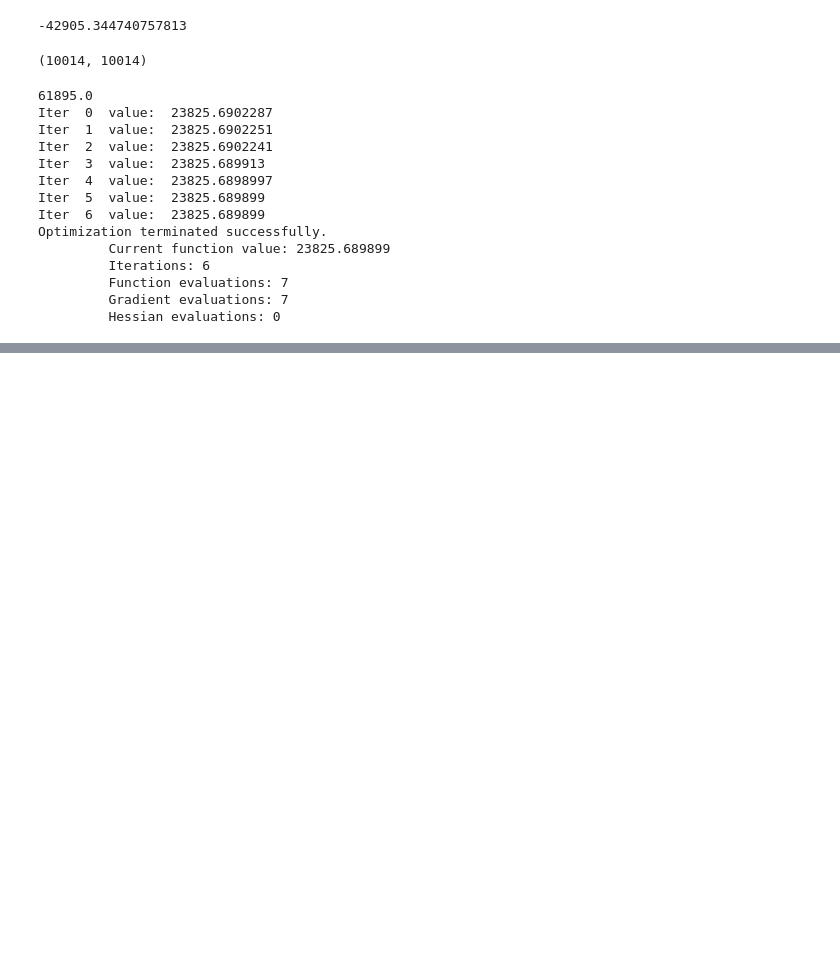
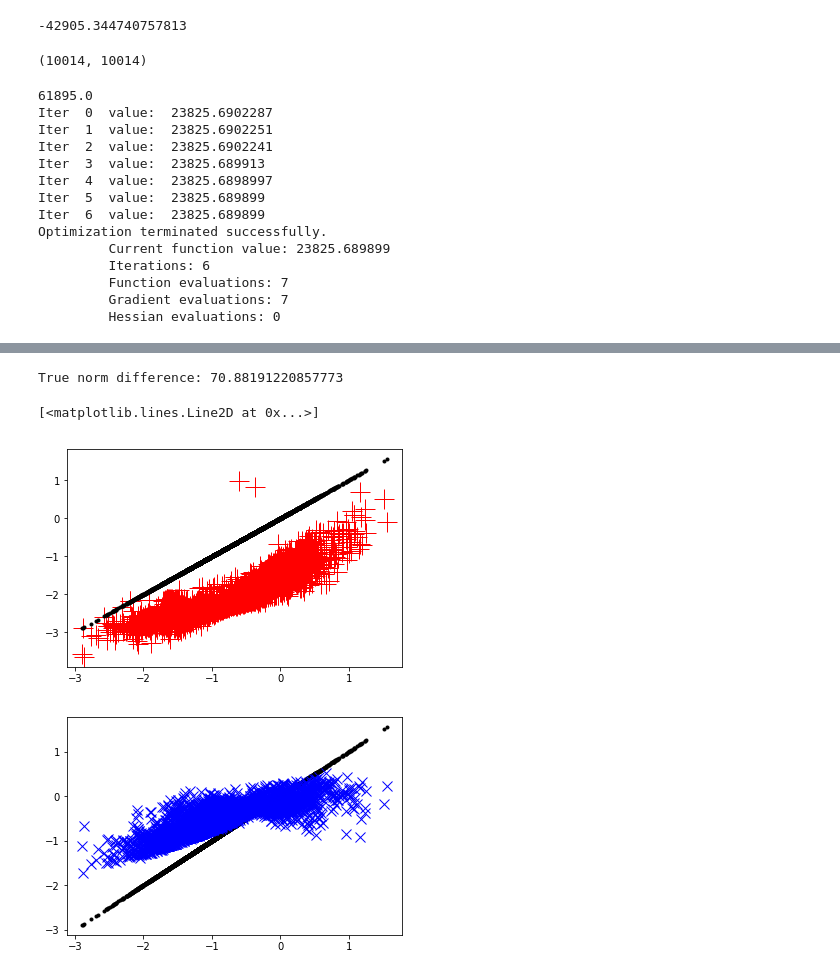
Before and after one commit to rgiordan/LinearResponseVariationalBayes.py, a Jupyter notebook: Models/LogisticGLMM/BootstrapLogisticGLMM.ipynb, the cells around one changed output, grey strips where cells are left out. Saved outputs shown, nothing was run; the diff lists cells and outputs as text; code cells hidden in the pictures; blank space fills up the shorter version.

Commit message:
Sparse Jacobians that are scalable

```diff
--- a/Models/LogisticGLMM/BootstrapLogisticGLMM.ipynb
+++ b/Models/LogisticGLMM/BootstrapLogisticGLMM.ipynb
@@ -188,6 +188,7 @@ glmm_bootstrap_object = LogisticGLMMBootstrap(model)
 
 glmm_par_free = vb_data['glmm_par_free']
 elbo_hess = vb_sparse.unpack_csr_matrix(vb_data['elbo_hess_packed'])
+moment_jac = vb_data['moment_jac']
 print(elbo_hess.shape)
 
 moment_wrapper = logit_glmm.MomentWrapper(glmm_par)
@@ -220,5 +221,15 @@ Optimization terminated successfully.
 
 #kl_hess = model.objective.fun_free_hessian(base_free_par)
 #moment_jac = get_moment_jacobian(base_free_par)
-weight_jacobian_list = glmm_bootstrap_object.get_weight_jacobian_list(base_free_par)
+#weight_jacobian_list = glmm_bootstrap_object.get_weight_jacobian_list(base_free_par)
+sparse_model = logit_glmm.SparseModelObjective(
+    model.glmm_par, model.prior_par, model.x_mat, model.y_vec, model.y_g_vec,
+    num_gh_points=model.num_gh_points, num_groups=1)
+
+sparse_model.glmm_par.set_free(model.glmm_par.get_free())
+jac_time = time.time()
+weight_jacobian = sparse_model.get_sparse_weight_free_jacobian(print_every_n=100)
+jac_time = time.time() - jac_time
+
+print('Jacobian time: ', jac_time)
 # %% [output]
@@ -254,0 +253,16 @@ print(moment_boot_mat.shape)
+# %%
+# Too bad you can't pickle sparse cholesky decomposition.
+
+from scikits.sparse.cholmod import cholesky
+
+inverse_time = time.time()
+
+print('Cholesky:')
+elbo_hess_chol = cholesky(elbo_hess)
+
+print('Solve:')
+param_boot_mat = -1 * elbo_hess_chol.solve_A(weight_jacobian.T)
+
+print('Done.')
+
+inverse_time = time.time() - inverse_time
@@ -266,8 +300,12 @@ else:
 
 print('Total weight (there are {} observations): {}'.format(NObs, np.sum(boot_draw)))
 
-lr_param_diff = np.matmul(param_boot_mat, np.squeeze(boot_draw) - 1.0)
+lr_param_diff = param_boot_mat * (np.squeeze(boot_draw) - 1.0)
+
+# Optionally, try taking a Newton step using the Hessian.
 model_weight_grad = glmm_bootstrap_object.get_model_weight_grad(
     base_free_par + lr_param_diff, boot_draw)
-boot_newton_step = -1 * np.linalg.solve(elbo_hess.todense(), model_weight_grad)
+model_weight_grad_sp = sp.sparse.csc_matrix(np.expand_dims(model_weight_grad, axis=1))
+boot_newton_step_sp = -1 * elbo_hess_chol.solve_A(model_weight_grad_sp)
+boot_newton_step = np.asarray(boot_newton_step_sp)
 print(np.max(np.abs(boot_newton_step)))
@@ -278,26 +337,32 @@ boot_free_par = glmm_par_opt_boot.x
 # %%
 # The actual change in the moment vectors.
 moment_vec = moment_wrapper.get_moment_vector_from_free(base_free_par)
 moment_vec_boot = moment_wrapper.get_moment_vector_from_free(boot_free_par)
 
 # Use the linear approximation for the parameters, not the moments.
 moment_vec_boot_step = moment_wrapper.get_moment_vector_from_free(
     base_free_par + lr_param_diff)
 boot_step_moment_diff = moment_vec_boot - moment_vec_boot_step
 
 # The difference based on a linear approximation to the moments.
-lr_moment_diff = np.matmul(moment_boot_mat, np.squeeze(boot_draw) - 1.0)
+lr_moment_diff = \
+    np.matmul(moment_jac, param_boot_mat * np.squeeze(boot_draw) - 1.0)
 
 true_moment_diff = moment_vec_boot - moment_vec
 print('True norm difference: {}'.format(np.linalg.norm(true_moment_diff)))
 
 plt.figure()
-plt.plot(true_moment_diff, lr_moment_diff, 'r+', markersize=20)
+plt.plot(true_moment_diff, lr_moment_diff, 'r+', markersize=10)
 plt.plot(true_moment_diff, true_moment_diff, 'k.')
 
 plt.figure()
 plt.plot(true_moment_diff, true_moment_diff, 'k.')
 plt.plot(true_moment_diff, boot_step_moment_diff, 'bx', markersize=10)
+# %% [output]
+True norm difference: 70.88191220857773
+[<matplotlib.lines.Line2D at 0x...>]
+[figure, added]
+[figure, added]
 # %%
 moment_indices = copy.deepcopy(moment_wrapper.moment_par)
 moment_indices.set_vector(np.arange(0, moment_indices.vector_size()))
```
Also changed, not shown: parts of 9 cells of this notebook, 3 other files.
